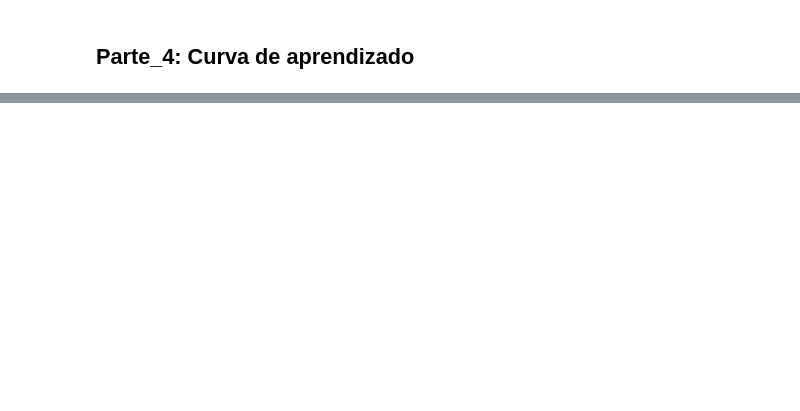
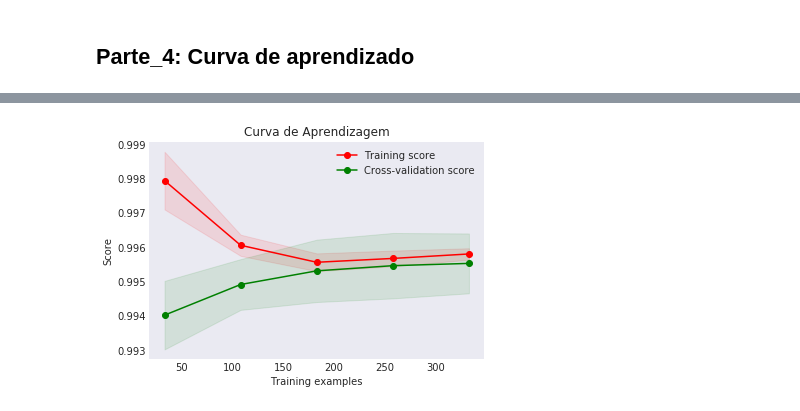
Before and after one commit to RodrigoDias27/dsc_fev2018, a Jupyter notebook: 18-cross-validation-regularization/notebooks/Aula_18 - Cross-validation_Desafio_completar.ipynb, the cells around one changed output, grey strips where cells are left out. Drawn from its saved outputs; the diff is of its cells as text; code cells hidden in the pictures; blank space fills up the shorter version.

```diff
--- a/18-cross-validation-regularization/notebooks/Aula_18 - Cross-validation_Desafio_completar.ipynb
+++ b/18-cross-validation-regularization/notebooks/Aula_18 - Cross-validation_Desafio_completar.ipynb
@@ -203,6 +399,8 @@ def plot_learning_curve(estimator, title, X, y, ylim=None, cv=None,
 # %%
 # plotando a curva de aprendizado usando o metodo de validação cruzada ShuffleSplit
-ss = _____________(n_splits=_________, test_size=__________, random_state=__________)
-lm = linear_model.______________()
-plot_learning_curve(lm, 'Curva de Aprendizagem', df, y, cv=_______, n_jobs=4)
+ss = ShuffleSplit(n_splits=8, test_size=0.25, random_state=0)
+lm = linear_model.LinearRegression()
+plot_learning_curve(lm, 'Curva de Aprendizagem', df, y, cv=6, n_jobs=4)
 plt.show()
+# %% [output]
+[figure, added]
```
Also changed, not shown: parts of 28 cells of this notebook, 2 other files.
